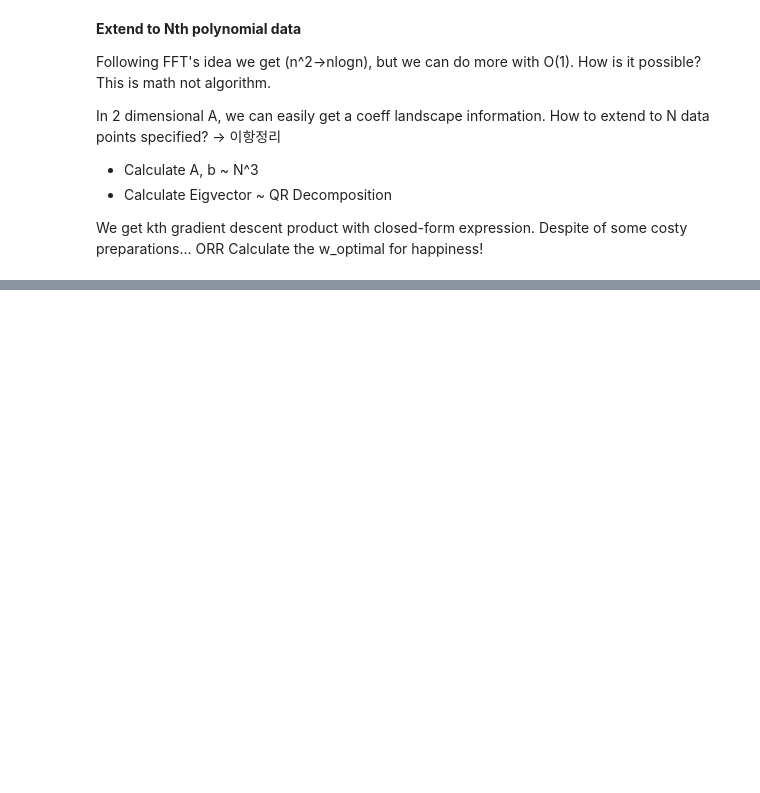
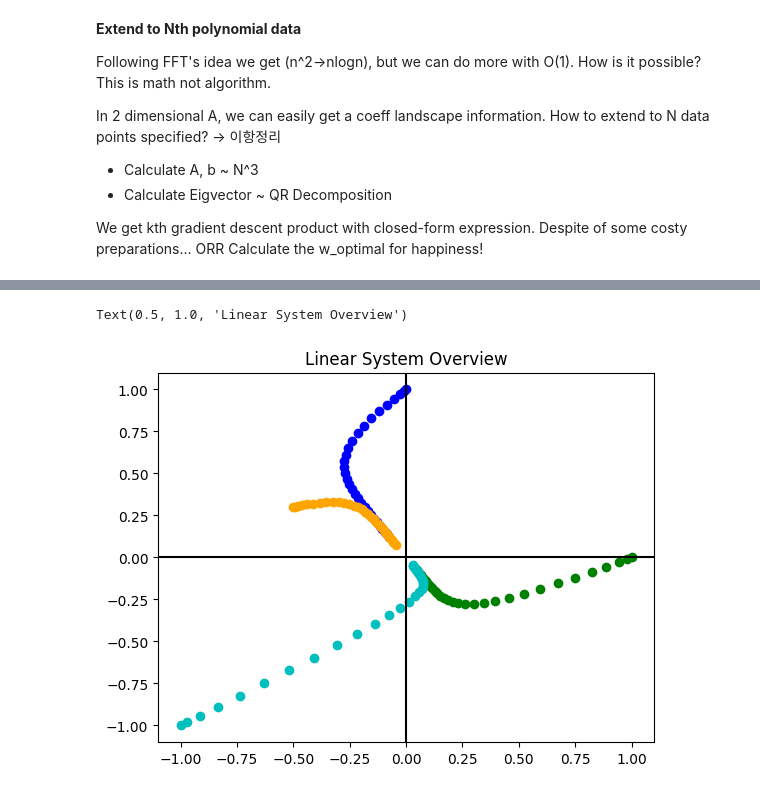
Before and after one commit to yoonhero/mmmm, a Jupyter notebook: natural_gradient.ipynb, the cells around one changed output, grey strips where cells are left out. Drawn from its saved outputs; the diff is of its cells as text; code cells hidden in the pictures; blank space fills up the shorter version.

```diff
--- a/natural_gradient.ipynb
+++ b/natural_gradient.ipynb
@@ -199,0 +259,44 @@ make_polynomial_plot(w_optimal, x, d, dof)
+# %%
+import numpy as np
+import matplotlib.pyplot as plt
+from scipy.linalg import expm
+
+# Differential Equation => Iterative Gradient Descent
+#       gradient = Ax (if b=0)
+# x' = -2x -1y
+# y' = -1x -1y
+# e^{Rt} => position after time t passed.
+R = np.array([[-2, -1], [-1, -1]], dtype=np.float64)
+eigval, eigvec = np.linalg.eig(R)
+# R /= np.linalg.norm(R, axis=0)
+
+def exp_of_matrix(A, t):
+    result = np.zeros_like(A, dtype=np.float64)
+    for i in range(10): # taylor expansion
+        result += t**i * np.linalg.matrix_power(A, i) / np.cumprod(np.arange(1, max(1, i)+1))[-1]
+    return result
+
+def get_trajectory(pos_initial, color):
+    poses = []
+    poses.append(pos_initial)
+    for i in range(30):
+        t = (i+1)/100
+        # Rt = exp_of_matrix(R, t)
+        Rt = expm(R*t)
+        pos_t = Rt @ poses[-1]
+        poses.append(pos_t)
+    poses = np.stack(poses, 0)
+    plt.scatter(poses[:, 0], poses[:, 1], color=color)
+
+x = np.linspace(-1, 1, 100)
+scope = eigvec[1, :] / eigvec[0, :]
+get_trajectory(np.array([0, 1]), color="b")
+get_trajectory(np.array([1, 0]), color="green")
+get_trajectory(np.array([-1, -1]), color="c")
+get_trajectory(np.array([-.5, .3]), color="orange")
+plt.axhline(y=0, color='k')
+plt.axvline(x=0, color='k')
+plt.title("Linear System Overview")
+# %% [output]
+Text(0.5, 1.0, 'Linear System Overview')
+[figure, added]
```
Also changed, not shown: parts of 23 cells of this notebook, 1 other file.
